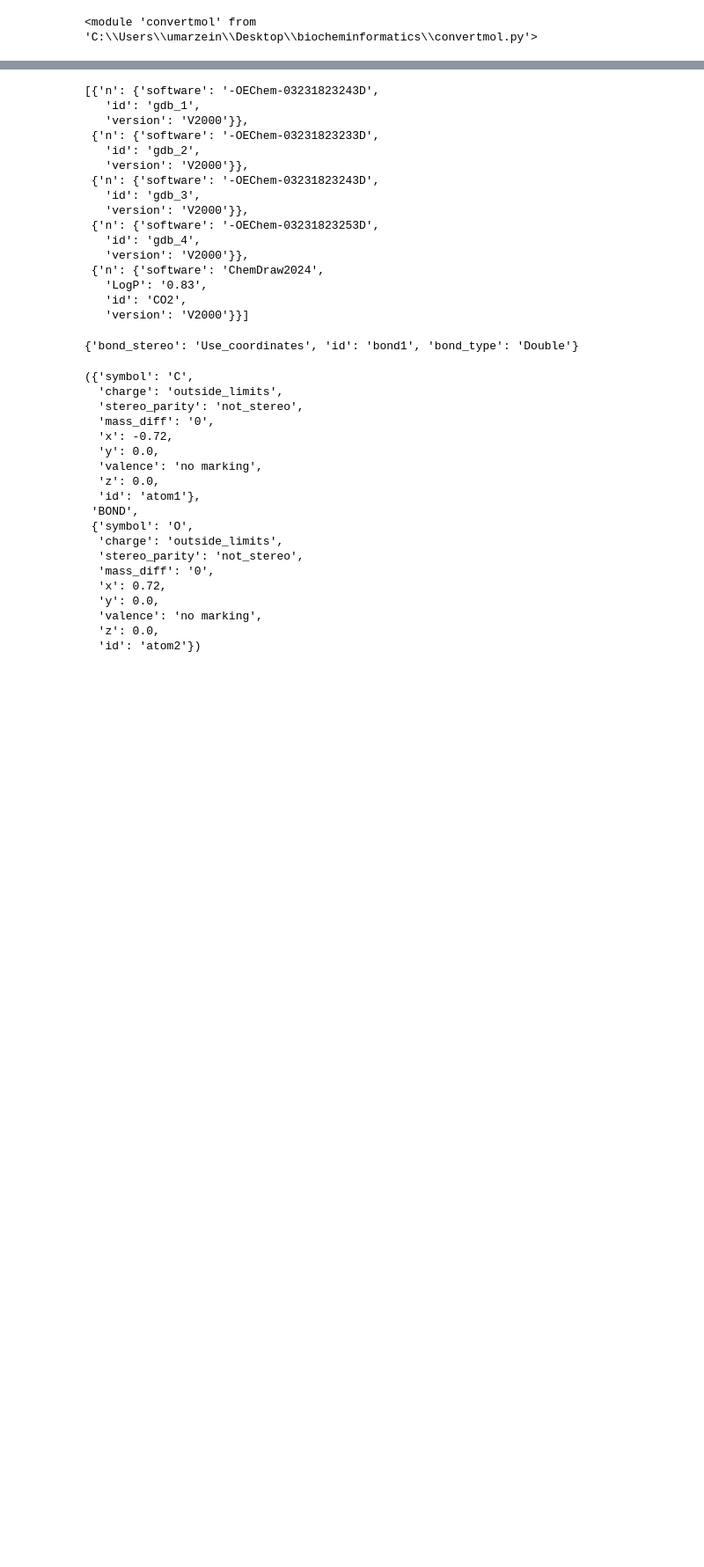
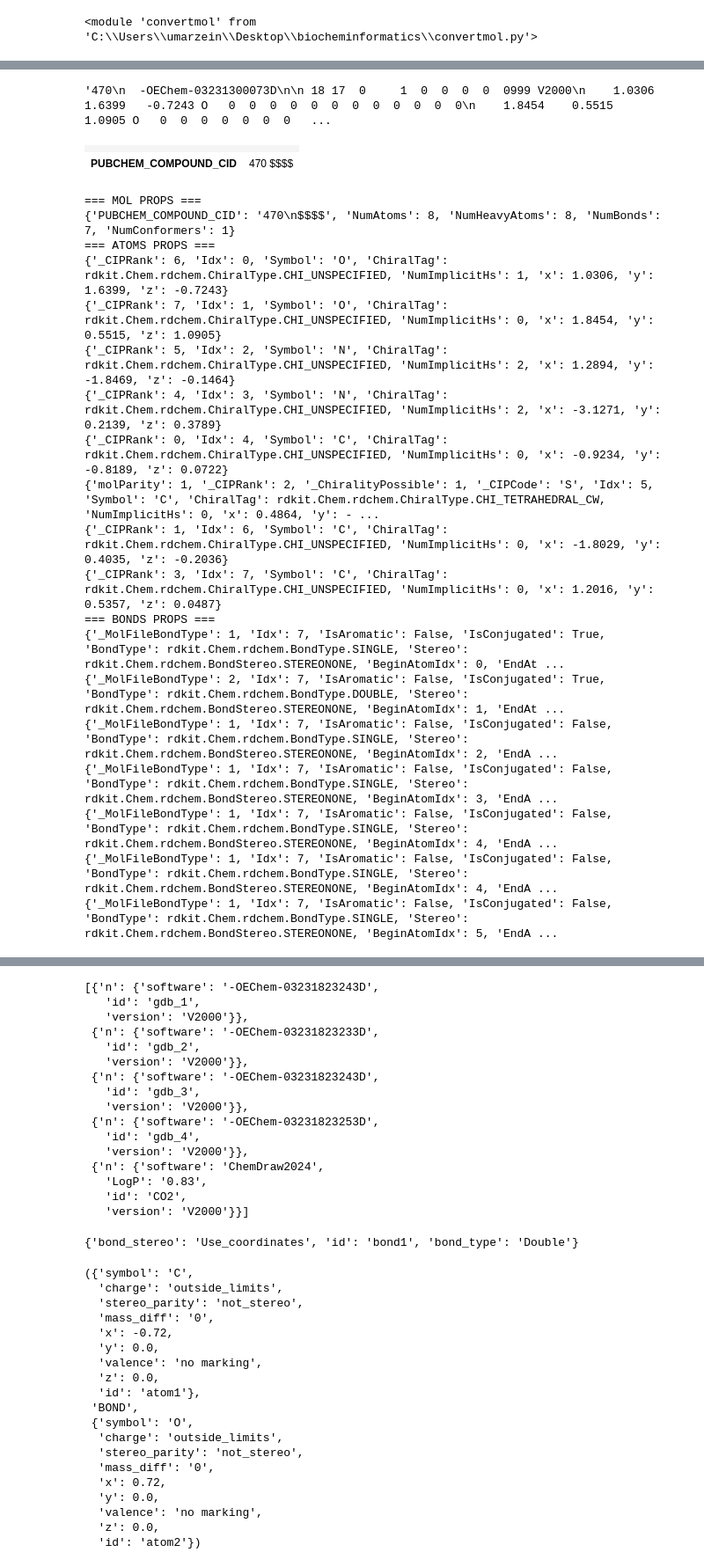
Before and after one commit to fairuztsn/jishien, a Jupyter notebook: upload_molecules.ipynb, the cells around one changed output, grey strips where cells are left out. Shown at 88% size. Saved outputs shown, nothing was run; the diff lists cells and outputs as text; code cells hidden in the pictures; blank space fills up the shorter version.

```diff
--- a/upload_molecules.ipynb
+++ b/upload_molecules.ipynb
@@ -122,0 +378,30 @@ done
+# %%
+suppl.GetItemText(0)
+# %% [output]
+'470\n  -OEChem-03231300073D\n\n 18 17  0     1  0  0  0  0  0999 V2000\n    1.0306    1.6399   -0.7243 O   0  0  0  0  0  0  0  0  0  0  0  0\n    1.8454    0.5515    1.0905 O   0  0  0  0  0  0  0   ...
+# %%
+suppl=(Chem.SDMolSupplier("example.mol"))
+for mol in suppl:
+    print_mol_props(mol)
+# %% [output]
+|  |  |
+| PUBCHEM_COMPOUND_CID | 470 $$$$ |
+=== MOL PROPS ===
+{'PUBCHEM_COMPOUND_CID': '470\n$$$$', 'NumAtoms': 8, 'NumHeavyAtoms': 8, 'NumBonds': 7, 'NumConformers': 1}
+=== ATOMS PROPS ===
+{'_CIPRank': 6, 'Idx': 0, 'Symbol': 'O', 'ChiralTag': rdkit.Chem.rdchem.ChiralType.CHI_UNSPECIFIED, 'NumImplicitHs': 1, 'x': 1.0306, 'y': 1.6399, 'z': -0.7243}
+{'_CIPRank': 7, 'Idx': 1, 'Symbol': 'O', 'ChiralTag': rdkit.Chem.rdchem.ChiralType.CHI_UNSPECIFIED, 'NumImplicitHs': 0, 'x': 1.8454, 'y': 0.5515, 'z': 1.0905}
+{'_CIPRank': 5, 'Idx': 2, 'Symbol': 'N', 'ChiralTag': rdkit.Chem.rdchem.ChiralType.CHI_UNSPECIFIED, 'NumImplicitHs': 2, 'x': 1.2894, 'y': -1.8469, 'z': -0.1464}
+{'_CIPRank': 4, 'Idx': 3, 'Symbol': 'N', 'ChiralTag': rdkit.Chem.rdchem.ChiralType.CHI_UNSPECIFIED, 'NumImplicitHs': 2, 'x': -3.1271, 'y': 0.2139, 'z': 0.3789}
+{'_CIPRank': 0, 'Idx': 4, 'Symbol': 'C', 'ChiralTag': rdkit.Chem.rdchem.ChiralType.CHI_UNSPECIFIED, 'NumImplicitHs': 0, 'x': -0.9234, 'y': -0.8189, 'z': 0.0722}
+{'molParity': 1, '_CIPRank': 2, '_ChiralityPossible': 1, '_CIPCode': 'S', 'Idx': 5, 'Symbol': 'C', 'ChiralTag': rdkit.Chem.rdchem.ChiralType.CHI_TETRAHEDRAL_CW, 'NumImplicitHs': 0, 'x': 0.4864, 'y': - ...
+{'_CIPRank': 1, 'Idx': 6, 'Symbol': 'C', 'ChiralTag': rdkit.Chem.rdchem.ChiralType.CHI_UNSPECIFIED, 'NumImplicitHs': 0, 'x': -1.8029, 'y': 0.4035, 'z': -0.2036}
+{'_CIPRank': 3, 'Idx': 7, 'Symbol': 'C', 'ChiralTag': rdkit.Chem.rdchem.ChiralType.CHI_UNSPECIFIED, 'NumImplicitHs': 0, 'x': 1.2016, 'y': 0.5357, 'z': 0.0487}
+=== BONDS PROPS ===
+{'_MolFileBondType': 1, 'Idx': 7, 'IsAromatic': False, 'IsConjugated': True, 'BondType': rdkit.Chem.rdchem.BondType.SINGLE, 'Stereo': rdkit.Chem.rdchem.BondStereo.STEREONONE, 'BeginAtomIdx': 0, 'EndAt ...
+{'_MolFileBondType': 2, 'Idx': 7, 'IsAromatic': False, 'IsConjugated': True, 'BondType': rdkit.Chem.rdchem.BondType.DOUBLE, 'Stereo': rdkit.Chem.rdchem.BondStereo.STEREONONE, 'BeginAtomIdx': 1, 'EndAt ...
+{'_MolFileBondType': 1, 'Idx': 7, 'IsAromatic': False, 'IsConjugated': False, 'BondType': rdkit.Chem.rdchem.BondType.SINGLE, 'Stereo': rdkit.Chem.rdchem.BondStereo.STEREONONE, 'BeginAtomIdx': 2, 'EndA ...
+{'_MolFileBondType': 1, 'Idx': 7, 'IsAromatic': False, 'IsConjugated': False, 'BondType': rdkit.Chem.rdchem.BondType.SINGLE, 'Stereo': rdkit.Chem.rdchem.BondStereo.STEREONONE, 'BeginAtomIdx': 3, 'EndA ...
+{'_MolFileBondType': 1, 'Idx': 7, 'IsAromatic': False, 'IsConjugated': False, 'BondType': rdkit.Chem.rdchem.BondType.SINGLE, 'Stereo': rdkit.Chem.rdchem.BondStereo.STEREONONE, 'BeginAtomIdx': 4, 'EndA ...
+{'_MolFileBondType': 1, 'Idx': 7, 'IsAromatic': False, 'IsConjugated': False, 'BondType': rdkit.Chem.rdchem.BondType.SINGLE, 'Stereo': rdkit.Chem.rdchem.BondStereo.STEREONONE, 'BeginAtomIdx': 4, 'EndA ...
+{'_MolFileBondType': 1, 'Idx': 7, 'IsAromatic': False, 'IsConjugated': False, 'BondType': rdkit.Chem.rdchem.BondType.SINGLE, 'Stereo': rdkit.Chem.rdchem.BondStereo.STEREONONE, 'BeginAtomIdx': 5, 'EndA ...
```
Also changed, not shown: parts of 26 cells of this notebook, 3 other files.
